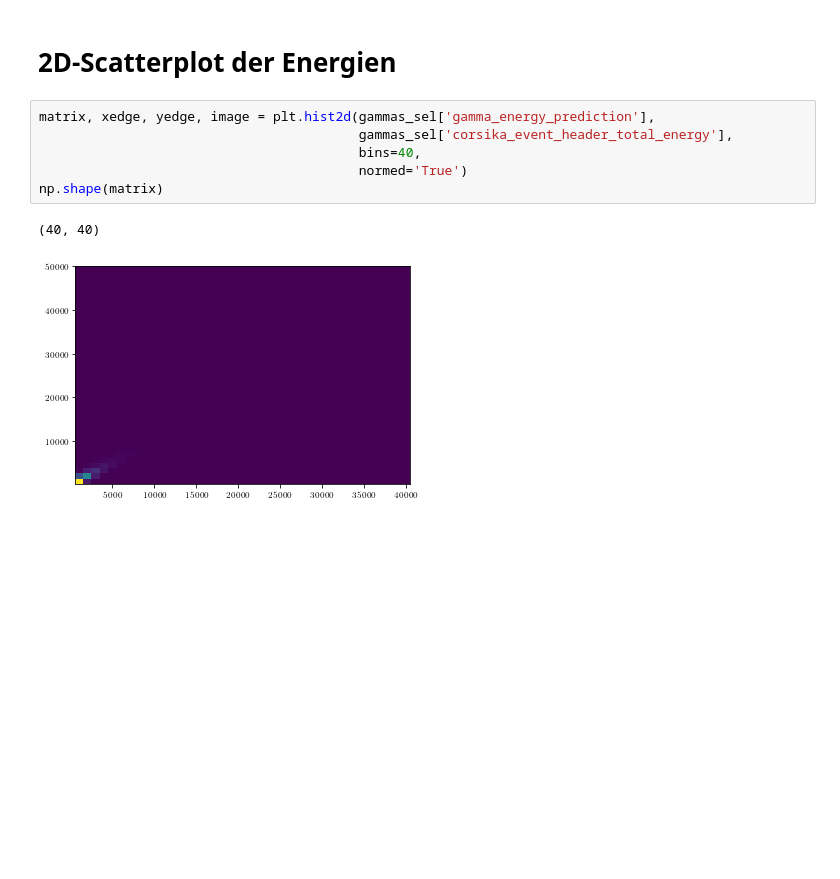
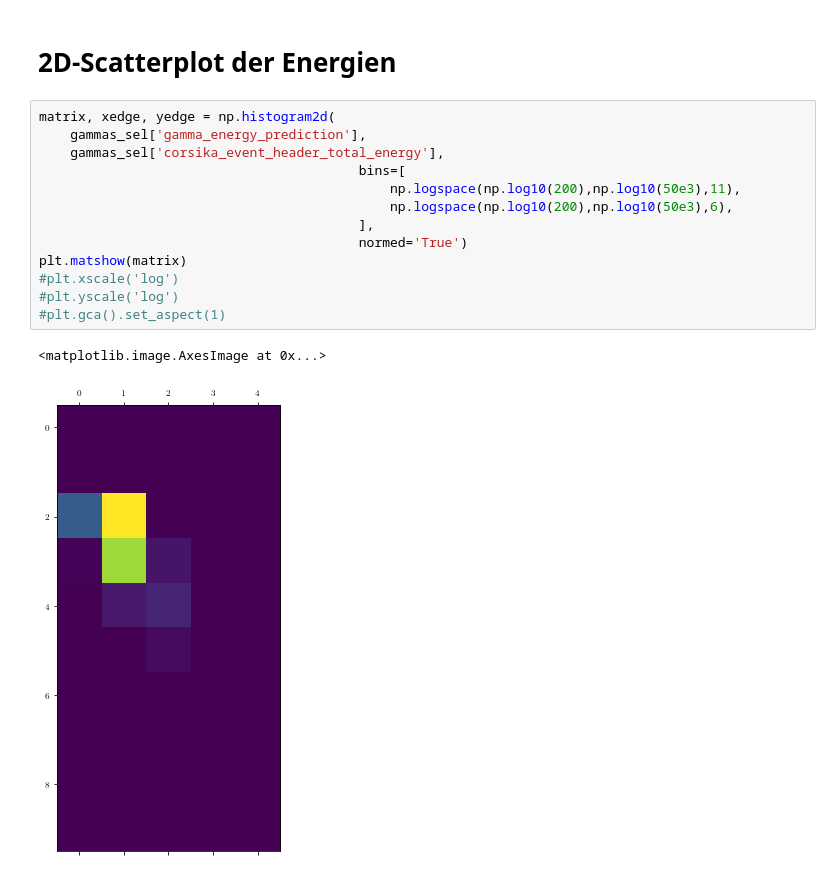
Before and after one commit to Ninilini/FP_Teilchen, a Jupyter notebook: FACT/plots/data_reading.ipynb, the cells around one changed output. Saved outputs shown, nothing was run; the diff lists cells and outputs as text; blank space fills up the shorter version.

```diff
--- a/FACT/plots/data_reading.ipynb
+++ b/FACT/plots/data_reading.ipynb
@@ -138,15 +138,22 @@ print(len(crab_events_sel_1.theta_deg_off_1.values))
 [figure]
 # %% [markdown]
 # 2D-Scatterplot der Energien
-# %%
-matrix, xedge, yedge, image = plt.hist2d(gammas_sel['gamma_energy_prediction'],
-                                         gammas_sel['corsika_event_header_total_energy'],
-                                         bins=40,
-                                         normed='True')
-np.shape(matrix)
-# %% [output]
-(40, 40)
-[figure, removed]
+# %%
+matrix, xedge, yedge = np.histogram2d(
+    gammas_sel['gamma_energy_prediction'],
+    gammas_sel['corsika_event_header_total_energy'],
+                                         bins=[
+                                             np.logspace(np.log10(200),np.log10(50e3),11),
+                                             np.logspace(np.log10(200),np.log10(50e3),6),
+                                         ],
+                                         normed='True')
+plt.matshow(matrix)
+#plt.xscale('log')
+#plt.yscale('log')
+#plt.gca().set_aspect(1)
+# %% [output]
+<matplotlib.image.AxesImage at 0x...>
+[figure, added]
 # %%
 # definiere Grenzquantile für plot
 up = np.quantile(gammas['corsika_event_header_total_energy'], 0.9)
```
Also changed, not shown: parts of 8 cells of this notebook.
